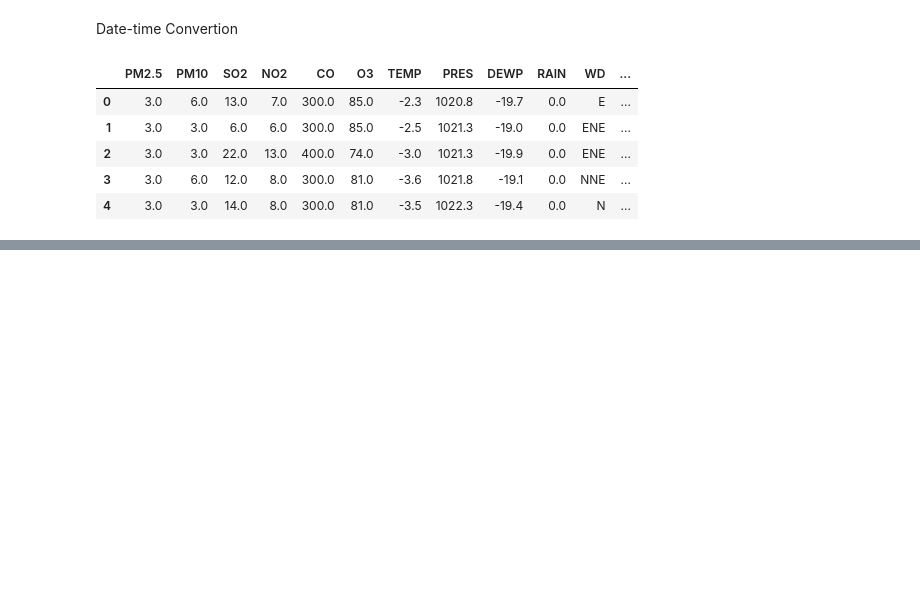
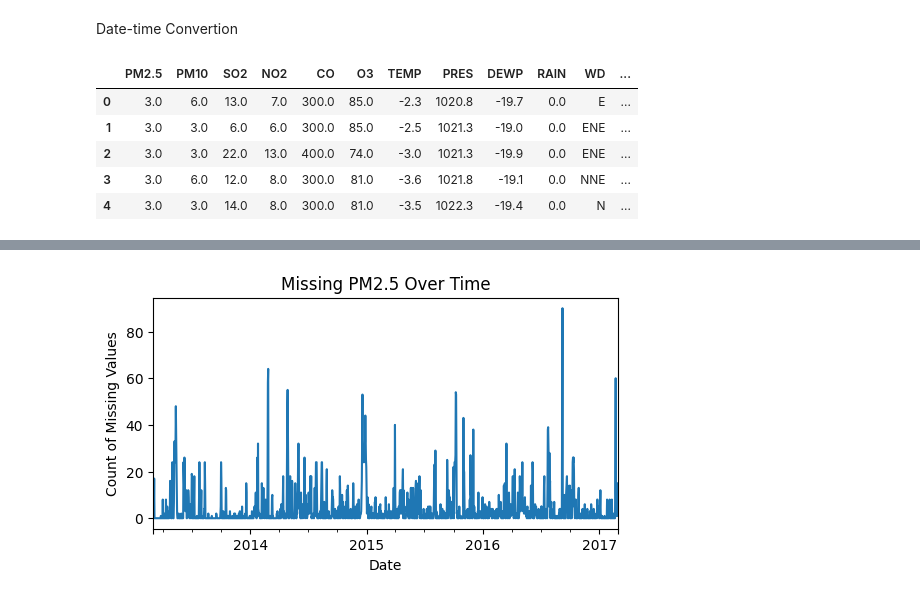
Before and after one commit to CheeRanidu/CMP7005, a Jupyter notebook: st20272023_CMP7005.ipynb, the cells around one changed output, grey strips where cells are left out. Saved outputs shown, nothing was run; the diff lists cells and outputs as text; code cells hidden in the pictures; blank space fills up the shorter version.

```diff
--- a/st20272023_CMP7005.ipynb
+++ b/st20272023_CMP7005.ipynb
@@ -227,0 +250,10 @@ plt.show()
+# %%
+# Select a variable to analyze missingness
+missing_PM25 = data['PM2.5'].isnull().astype(int)
+
+# Plot missingness over time
+plt.figure(figsize=(6, 3))
+missing_PM25.resample('D').sum().plot(title="Missing PM2.5 Over Time", ylabel="Count of Missing Values", xlabel="Date")
+plt.show()
+# %% [output]
+[figure, added]
```
Also changed, not shown: parts of 32 cells of this notebook.
